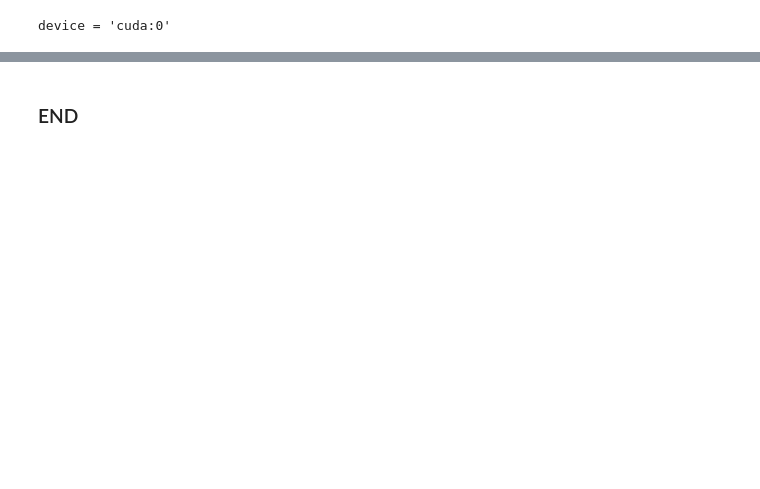
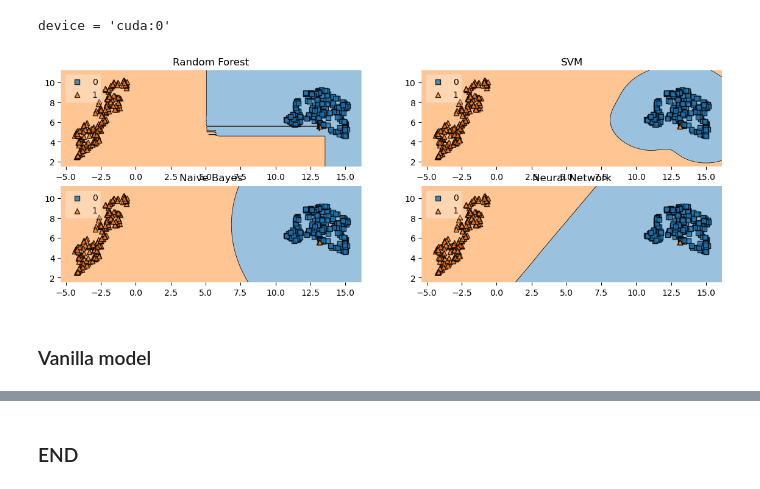
Before and after one commit to DeepenData/Graph_Neural_Networks_and_Phenylketonuria, a Jupyter notebook: src/step03_train.ipynb, the cells around one changed output, grey strips where cells are left out. Saved outputs shown, nothing was run; the diff lists cells and outputs as text; code cells hidden in the pictures; blank space fills up the shorter version.

Commit message:
training ok

```diff
--- a/src/step03_train.ipynb
+++ b/src/step03_train.ipynb
@@ -15,3 +15,53 @@ print(f"{device = }")
 loader_onlyC = torch.load("./results/dataloaders/loader_onlyC.pt")
 # %% [output]
 device = 'cuda:0'
+# %%
+def plot_classsifiers(X, y):
+
+
+    #clf1 = LogisticRegression()
+    #clf2 = DecisionTreeClassifier()
+    clf3 = RandomForestClassifier()
+    clf4 = SVC(gamma='auto')
+    clf5 = GaussianNB()
+    clf6 = MLPClassifier()
+
+    gs = gridspec.GridSpec(3, 2)
+    fig = plt.figure(figsize=(14,7))
+    labels = ['Random Forest', 'SVM', 'Naive Bayes', 'Neural Network']
+    for clf, lab, grd in zip([clf3, clf4, clf5, clf6],
+                            labels,
+                            [(0,0), (0,1), (1,0), (1,1)]):
+        clf.fit(X, y)
+        ax = plt.subplot(gs[grd[0], grd[1]])
+        fig = plot_decision_regions(X=X, y=y, clf=clf, legend=2)
+        plt.title(lab)
+    plt.show()
+
+
+
+def train_classifiers_with_dataloader(loader):
+
+    contatenated = torch.Tensor()
+    labels_from_loader       = torch.Tensor()
+
+    for data in loader:  # Iterate in batches over the training dataset.
+            #data.to('cuda')
+            #out = model(data.x, data.edge_index, data.batch)
+            reshaped_batch     = data.x.reshape(data.y.shape[0], -1)
+            contatenated       = torch.cat((contatenated,reshaped_batch),0)
+            labels_from_loader = torch.cat((labels_from_loader, data.y),0)
+
+
+    non_zero_cols =  np.sum(contatenated.numpy() , 0) !=0
+    X_from_loader = contatenated[:,non_zero_cols]
+
+    reducer = umap.UMAP()
+    embedding = reducer.fit_transform(X_from_loader)
+    plot_classsifiers(embedding, labels_from_loader.to(int).numpy())
+    plt.show()
+train_classifiers_with_dataloader(loader_onlyC)
+# %% [output]
+[figure, added]
+# %% [markdown]
+### Vanilla model
```
Also changed, not shown: parts of 6 cells of this notebook, 1 other file.
